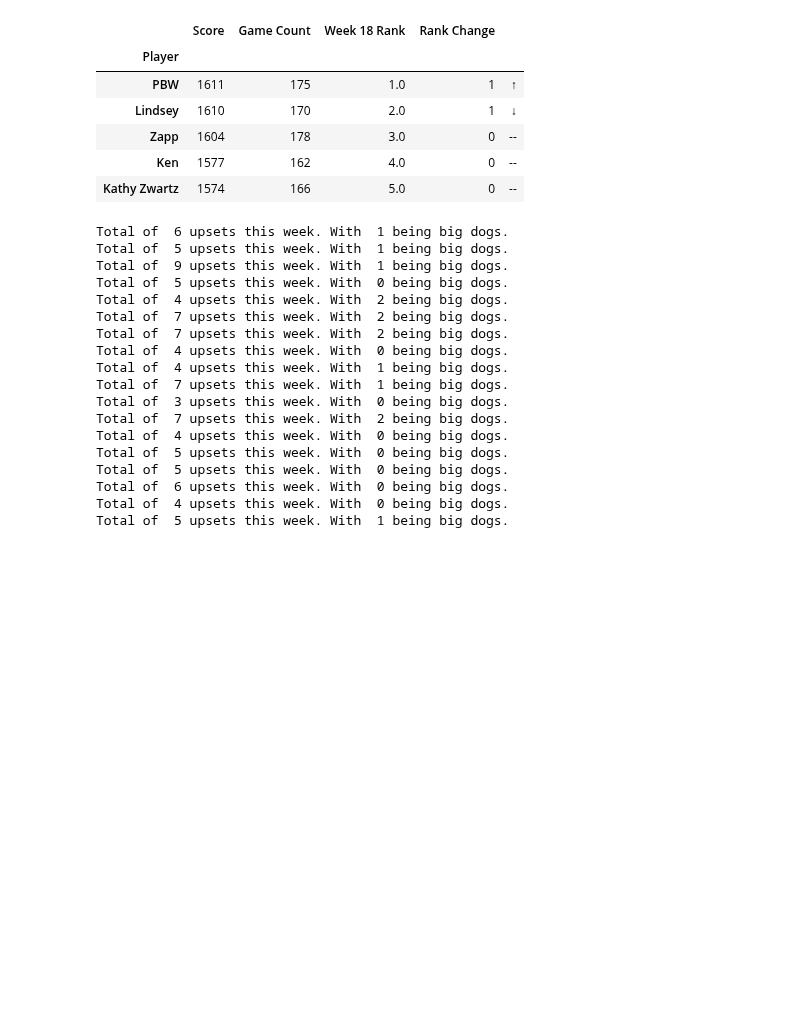
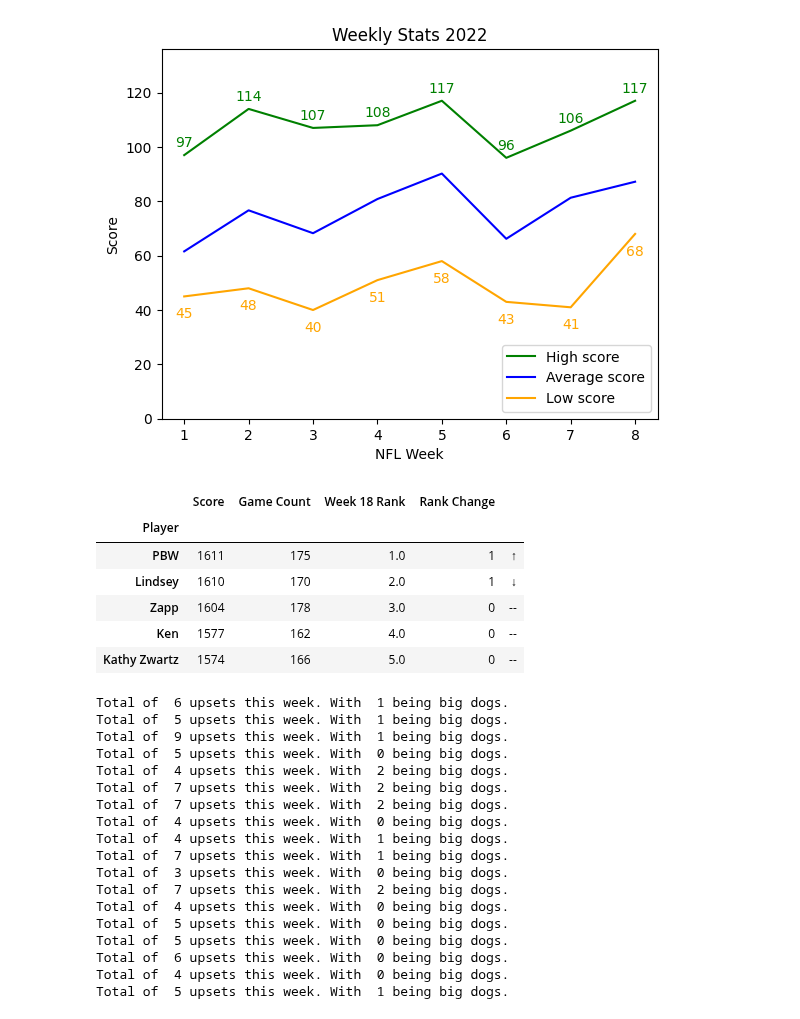
Before and after one commit to michaelzwartz/Confidence-pool, a Jupyter notebook: pool_notebook.ipynb, the cells around one changed output. Cells and saved outputs as stored; diff of their text form; code cells hidden in the pictures; blank space fills up the shorter version.

Commit message:
added summary graph

```diff
--- a/pool_notebook.ipynb
+++ b/pool_notebook.ipynb
@@ -5,10 +5,10 @@ import matplotlib.pyplot as plt
 from pool_functions import combine, totals, upset_counter, points_per_win, sum_totals
 # %%
 #create list of result files
-results_csv = ['weekly_data/week1_results.csv', 'weekly_data/week2_results.csv', 'weekly_data/week3_results.csv', 'weekly_data/week4_results.csv',
- 'weekly_data/week5_results.csv', 'weekly_data/week6_results.csv', 'weekly_data/week7_results.csv', 'weekly_data/week8_results.csv', 'weekly_data/week9_results.csv',
- 'weekly_data/week10_results.csv', 'weekly_data/week11_results.csv', 'weekly_data/week12_results.csv', 'weekly_data/week13_results.csv', 'weekly_data/week14_results.csv',
- 'weekly_data/week15_results.csv', 'weekly_data/week16_results.csv', 'weekly_data/week17_results.csv', 'weekly_data/week18_results.csv']
+results_csv = ['weekly_data/picks2022/week1_results.csv', 'weekly_data/picks2022/week2_results.csv', 'weekly_data/picks2022/week3_results.csv', 'weekly_data/picks2022/week4_results.csv',
+ 'weekly_data/picks2022/week5_results.csv', 'weekly_data/picks2022/week6_results.csv', 'weekly_data/picks2022/week7_results.csv', 'weekly_data/picks2022/week8_results.csv', 'weekly_data/picks2022/week9_results.csv',
+ 'weekly_data/picks2022/week10_results.csv', 'weekly_data/picks2022/week11_results.csv', 'weekly_data/picks2022/week12_results.csv', 'weekly_data/picks2022/week13_results.csv', 'weekly_data/picks2022/week14_results.csv',
+ 'weekly_data/picks2022/week15_results.csv', 'weekly_data/picks2022/week16_results.csv', 'weekly_data/picks2022/week17_results.csv', 'weekly_data/picks2022/week18_results.csv']
 
 #create results dictionary
 results = {'week1': 1, 'week2': 2, 'week3': 3, 'week4': 4, 'week5': 5, 'week6': 6, 'week7': 7, 'week8': 8, 'week9': 9, 'week10': 10,
@@ -110,3 +97,38 @@ best_worst.head(18)
+# %%
+x = best_worst['Week'][best_worst['Week'] < 9]
+high = best_worst['High Score'][best_worst['Week'] < 9]
+avg = best_worst['Avg Score'][best_worst['Week'] < 9]
+low = best_worst['Low Score'][best_worst['Week'] < 9]
+
+
+plt.plot(x, high, label='High score', color='green')
+plt.plot(x, avg, label='Average score', color='blue')
+plt.plot(x, low, label='Low score', color='orange')
+
+
+# Adding titles and labels
+plt.title('Weekly Stats 2022')
+plt.xlabel('NFL Week')
+plt.ylabel('Score')
+plt.ylim(0, 136)
+
+# Adding a legend
+plt.legend(loc='lower right')
+
+#label y points
+for i, v in enumerate(high):
+    rounded_value = round(v)
+    plt.text(x[i], v + 3, str(rounded_value), color='green', ha='center')
+
+# Label each data point for the second series
+for i, v in enumerate(low):
+    rounded_value = round(v)
+    plt.text(x[i], v - 8, str(rounded_value), color='orange', ha='center')
+
+# Show the plot
+plt.show()
+# %% [output]
+[figure, added]
 # %%
 season_totals['Rank Change'] = 0
 season_totals[''] = " "
```
Also changed, not shown: parts of 2 cells of this notebook, 1 other file.
